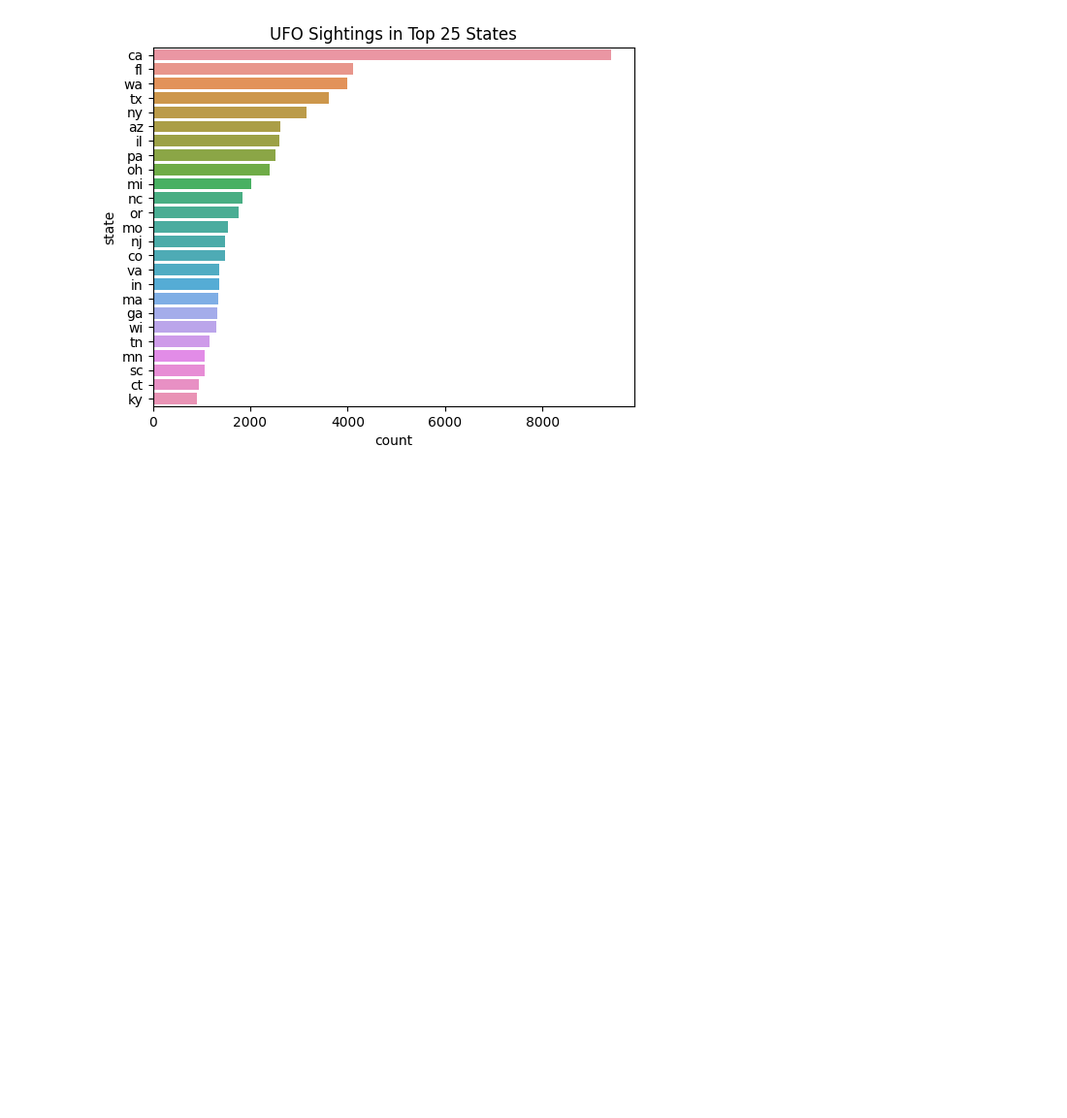
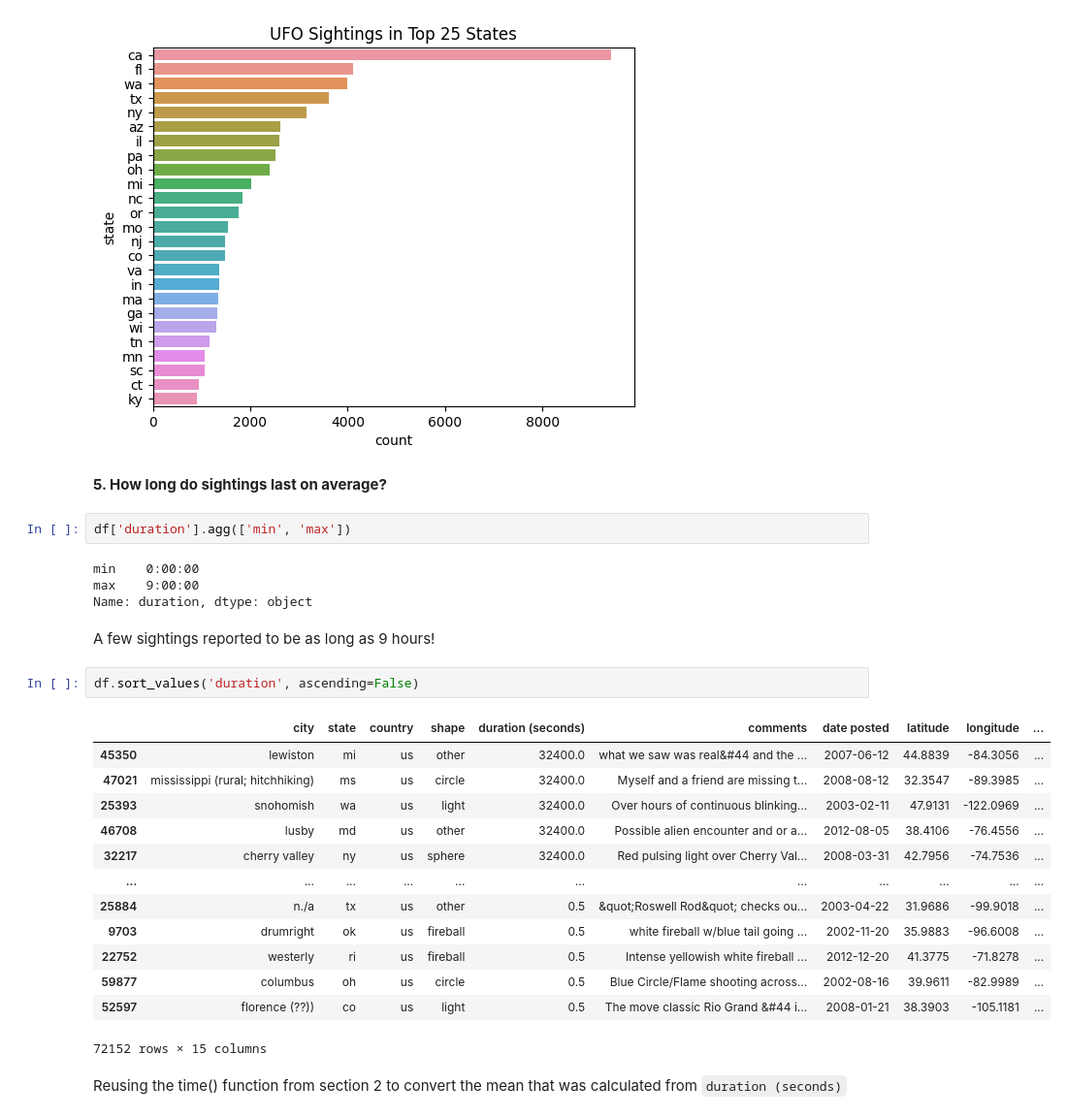
Before and after one commit to xHerandi/UFO-sightings, a Jupyter notebook: main.ipynb, the cells around one changed output. Shown: that part at 97% size. Cells and saved outputs as stored; diff of their text form; blank space fills up the shorter version.

```diff
--- a/main.ipynb
+++ b/main.ipynb
@@ -296,3 +299,31 @@ usa_df = df[df['state'].isin(states)]
 sns.countplot(data=usa_df, y='state', order=usa_df.state.value_counts()[:25].index).set_title('UFO Sightings in Top 25 States');
 # %% [output]
 [figure]
+# %% [markdown]
+<p><b>5. How long do sightings last on average?
+# %%
+df['duration'].agg(['min', 'max'])
+# %% [output]
+min    0:00:00
+max    9:00:00
+Name: duration, dtype: object
+# %% [markdown]
+A few sightings reported to be as long as 9 hours!
+# %%
+df.sort_values('duration', ascending=False)
+# %% [output]
+|  | city | state | country | shape | duration (seconds) | comments | date posted | latitude | longitude | ... |
+| 45350 | lewiston | mi | us | other | 32400.0 | what we saw was real&#44 and the ... | 2007-06-12 | 44.8839 | -84.3056 | ... |
+| 47021 | mississippi (rural; hitchhiking) | ms | us | circle | 32400.0 | Myself and a friend are missing t... | 2008-08-12 | 32.3547 | -89.3985 | ... |
+| 25393 | snohomish | wa | us | light | 32400.0 | Over hours of continuous blinking... | 2003-02-11 | 47.9131 | -122.0969 | ... |
+| 46708 | lusby | md | us | other | 32400.0 | Possible alien encounter and or a... | 2012-08-05 | 38.4106 | -76.4556 | ... |
+| 32217 | cherry valley | ny | us | sphere | 32400.0 | Red pulsing light over Cherry Val... | 2008-03-31 | 42.7956 | -74.7536 | ... |
+| ... | ... | ... | ... | ... | ... | ... | ... | ... | ... | ... |
+| 25884 | n./a | tx | us | other | 0.5 | &quot;Roswell Rod&quot; checks ou... | 2003-04-22 | 31.9686 | -99.9018 | ... |
+| 9703 | drumright | ok | us | fireball | 0.5 | white fireball w/blue tail going ... | 2002-11-20 | 35.9883 | -96.6008 | ... |
+| 22752 | westerly | ri | us | fireball | 0.5 | Intense yellowish white fireball ... | 2012-12-20 | 41.3775 | -71.8278 | ... |
+| 59877 | columbus | oh | us | circle | 0.5 | Blue Circle/Flame shooting across... | 2002-08-16 | 39.9611 | -82.9989 | ... |
+| 52597 | florence (??)) | co | us | light | 0.5 | The move classic Rio Grand &#44 i... | 2008-01-21 | 38.3903 | -105.1181 | ... |
+72152 rows × 15 columns
+# %% [markdown]
+Reusing the time() function from section 2 to convert the mean that was calculated from `duration (seconds)`
```
Also changed, not shown: parts of 14 cells of this notebook.
